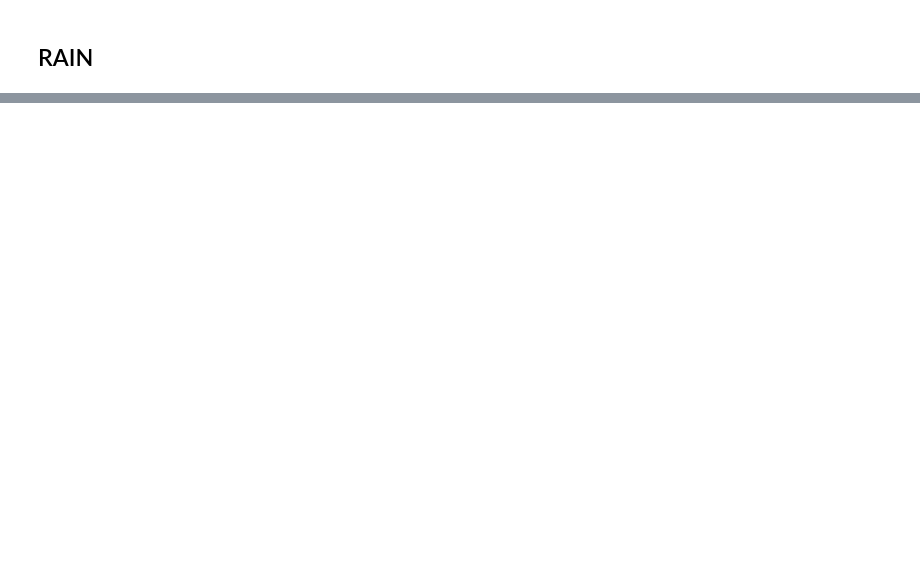
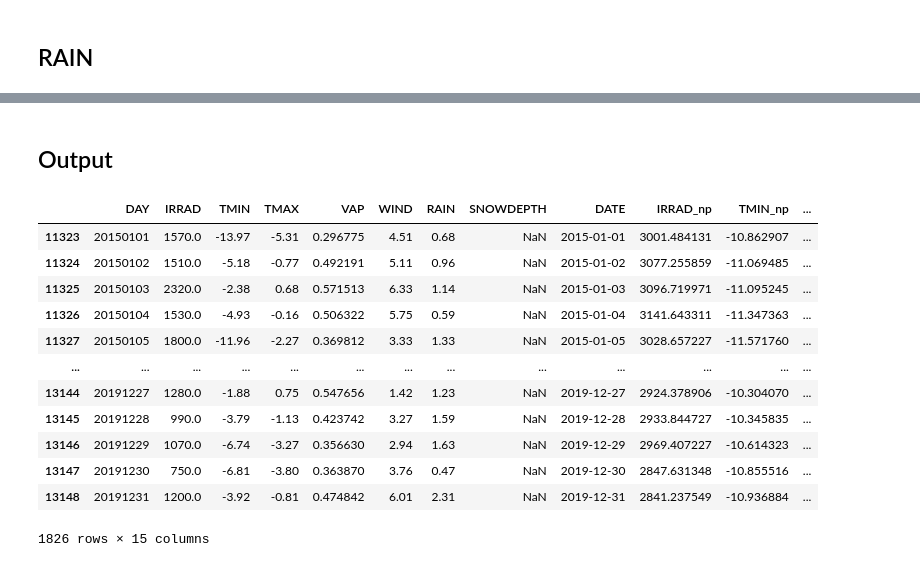
Before and after one commit to CS-MSU/3s-Article, a Jupyter notebook: 2_neural_prophet.ipynb, the cells around one changed output, grey strips where cells are left out. Drawn from its saved outputs; the diff is of its cells as text; code cells hidden in the pictures; blank space fills up the shorter version.

Commit message:
feat: output data

```diff
--- a/2_neural_prophet.ipynb
+++ b/2_neural_prophet.ipynb
@@ -275,0 +276,18 @@ visulize(test_data, 'RAIN')
+# %% [markdown]
+## Output
+# %%
+test_data
+# %% [output]
+|  | DAY | IRRAD | TMIN | TMAX | VAP | WIND | RAIN | SNOWDEPTH | DATE | IRRAD_np | TMIN_np | ... |
+| 11323 | 20150101 | 1570.0 | -13.97 | -5.31 | 0.296775 | 4.51 | 0.68 | NaN | 2015-01-01 | 3001.484131 | -10.862907 | ... |
+| 11324 | 20150102 | 1510.0 | -5.18 | -0.77 | 0.492191 | 5.11 | 0.96 | NaN | 2015-01-02 | 3077.255859 | -11.069485 | ... |
+| 11325 | 20150103 | 2320.0 | -2.38 | 0.68 | 0.571513 | 6.33 | 1.14 | NaN | 2015-01-03 | 3096.719971 | -11.095245 | ... |
+| 11326 | 20150104 | 1530.0 | -4.93 | -0.16 | 0.506322 | 5.75 | 0.59 | NaN | 2015-01-04 | 3141.643311 | -11.347363 | ... |
+| 11327 | 20150105 | 1800.0 | -11.96 | -2.27 | 0.369812 | 3.33 | 1.33 | NaN | 2015-01-05 | 3028.657227 | -11.571760 | ... |
+| ... | ... | ... | ... | ... | ... | ... | ... | ... | ... | ... | ... | ... |
+| 13144 | 20191227 | 1280.0 | -1.88 | 0.75 | 0.547656 | 1.42 | 1.23 | NaN | 2019-12-27 | 2924.378906 | -10.304070 | ... |
+| 13145 | 20191228 | 990.0 | -3.79 | -1.13 | 0.423742 | 3.27 | 1.59 | NaN | 2019-12-28 | 2933.844727 | -10.345835 | ... |
+| 13146 | 20191229 | 1070.0 | -6.74 | -3.27 | 0.356630 | 2.94 | 1.63 | NaN | 2019-12-29 | 2969.407227 | -10.614323 | ... |
+| 13147 | 20191230 | 750.0 | -6.81 | -3.80 | 0.363870 | 3.76 | 0.47 | NaN | 2019-12-30 | 2847.631348 | -10.855516 | ... |
+| 13148 | 20191231 | 1200.0 | -3.92 | -0.81 | 0.474842 | 6.01 | 2.31 | NaN | 2019-12-31 | 2841.237549 | -10.936884 | ... |
+1826 rows × 15 columns
```
Also changed, not shown: parts of 20 cells of this notebook, 7 other files.
